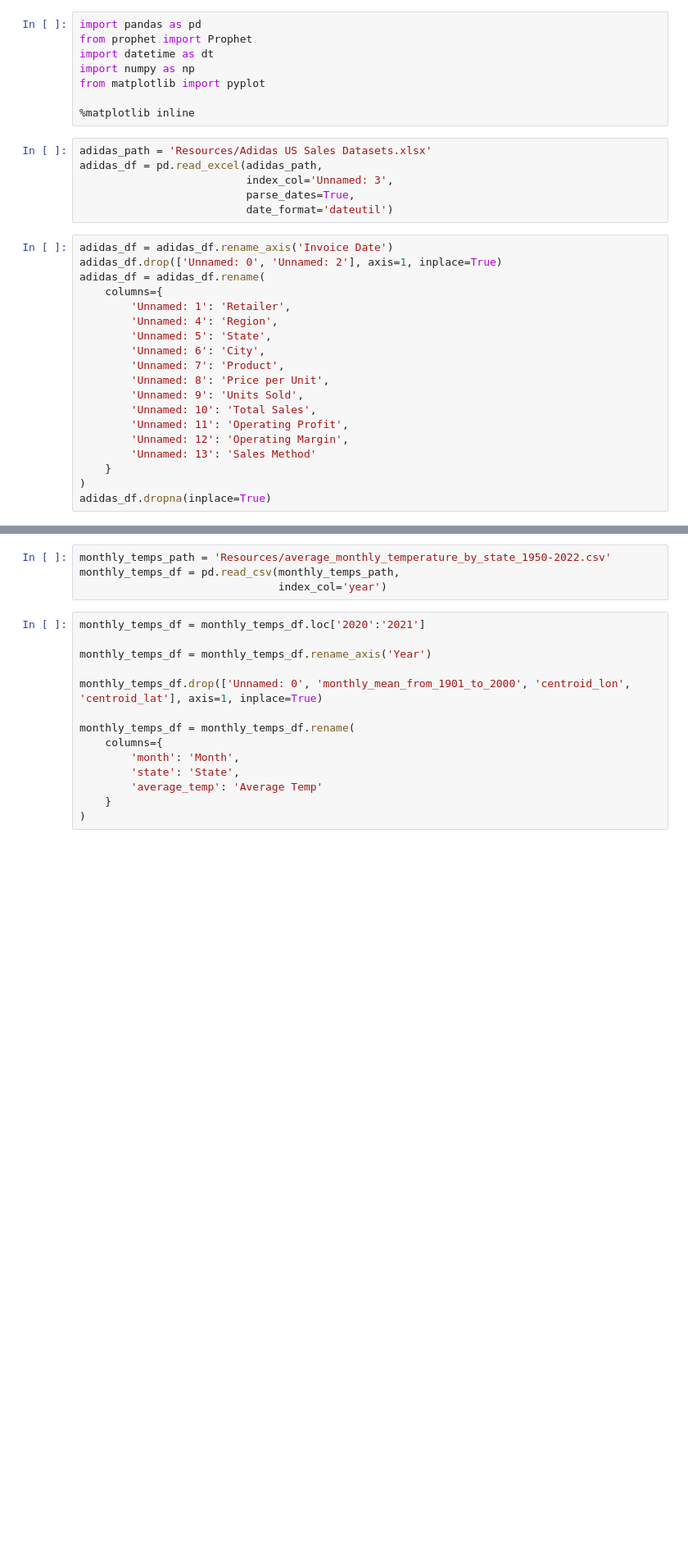
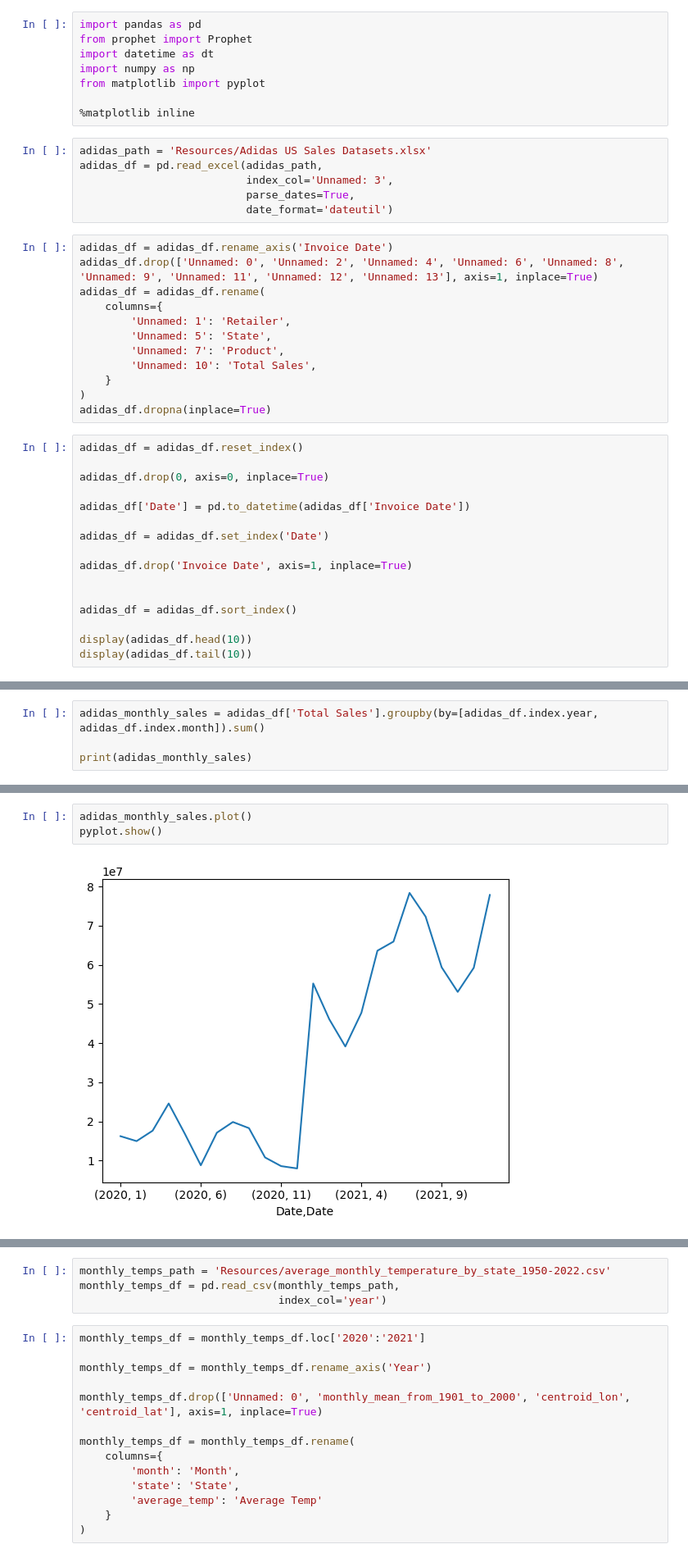
Before and after one commit to Krinnik/adidas_sales_temp_analysis, a Jupyter notebook: workspace.ipynb, the cells around one changed output, grey strips where cells are left out. Shown at 82% size. Saved outputs shown, nothing was run; the diff lists cells and outputs as text; blank space fills up the shorter version.

```diff
--- a/workspace.ipynb
+++ b/workspace.ipynb
@@ -14,20 +14,29 @@ adidas_df = pd.read_excel(adidas_path,
                           date_format='dateutil')
 # %%
 adidas_df = adidas_df.rename_axis('Invoice Date')
-adidas_df.drop(['Unnamed: 0', 'Unnamed: 2'], axis=1, inplace=True)
+adidas_df.drop(['Unnamed: 0', 'Unnamed: 2', 'Unnamed: 4', 'Unnamed: 6', 'Unnamed: 8', 'Unnamed: 9', 'Unnamed: 11', 'Unnamed: 12', 'Unnamed: 13'], axis=1, inplace=True)
 adidas_df = adidas_df.rename(
     columns={
         'Unnamed: 1': 'Retailer',
-        'Unnamed: 4': 'Region',
         'Unnamed: 5': 'State',
-        'Unnamed: 6': 'City',
         'Unnamed: 7': 'Product',
-        'Unnamed: 8': 'Price per Unit',
-        'Unnamed: 9': 'Units Sold',
         'Unnamed: 10': 'Total Sales',
-        'Unnamed: 11': 'Operating Profit',
-        'Unnamed: 12': 'Operating Margin',
-        'Unnamed: 13': 'Sales Method'
     }
 )
 adidas_df.dropna(inplace=True)
+# %%
+adidas_df = adidas_df.reset_index()
+
+adidas_df.drop(0, axis=0, inplace=True)
+
+adidas_df['Date'] = pd.to_datetime(adidas_df['Invoice Date'])
+
+adidas_df = adidas_df.set_index('Date')
+
+adidas_df.drop('Invoice Date', axis=1, inplace=True)
+
+
+adidas_df = adidas_df.sort_index()
+
+display(adidas_df.head(10))
+display(adidas_df.tail(10))
@@ -33,0 +115,4 @@ adidas_df.dropna(inplace=True)
+# %%
+adidas_monthly_sales = adidas_df['Total Sales'].groupby(by=[adidas_df.index.year, adidas_df.index.month]).sum()
+
+print(adidas_monthly_sales)
@@ -33,0 +137,5 @@ adidas_df.dropna(inplace=True)
+# %%
+adidas_monthly_sales.plot()
+pyplot.show()
+# %% [output]
+[figure, added]
```
Also changed, not shown: parts of 16 cells of this notebook.
